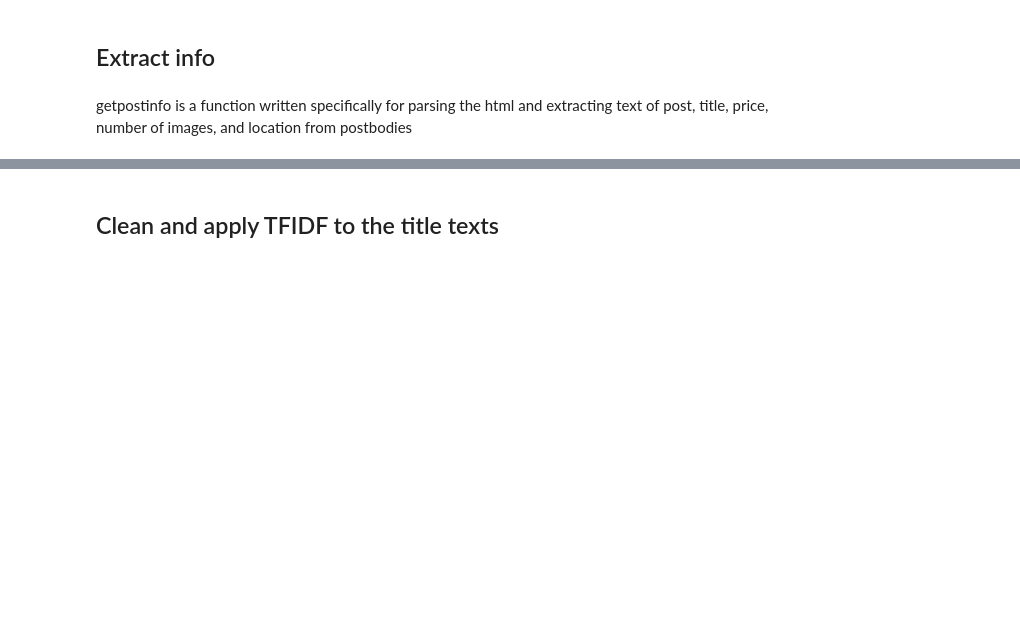
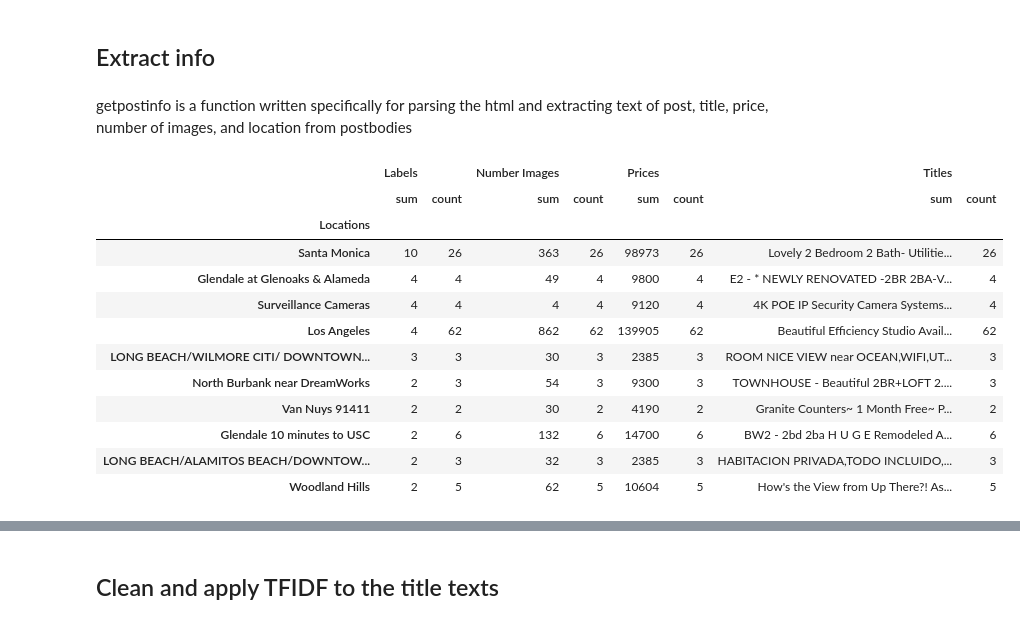
Before and after one commit to leliasgit/Craigslist-Filter, a Jupyter notebook: My Craigslist Analysis.ipynb, the cells around one changed output, grey strips where cells are left out. Cells and saved outputs as stored; diff of their text form; code cells hidden in the pictures; blank space fills up the shorter version.

```diff
--- a/My Craigslist Analysis.ipynb
+++ b/My Craigslist Analysis.ipynb
@@ -70,4 +79,22 @@ os.chdir(datapath)
 from getpostinfo import getpostinfo
 
 bodytexts,titletexts,prices,nimgs,locs = getpostinfo(postbodies,clist2labels)
+# %%
+pddata=pd.DataFrame({'Titles':titletexts[:,1],'Prices':prices[:,1],'Number Images':nimgs[:,1],'Locations':locs[:,1],'Labels':clist2labels[0:599]})
+counts_by_hood = pddata.groupby('Locations').agg(['sum','count']).dropna()
+counts_by_hood.sort_values(by=('Labels', 'sum'), ascending=False).head(10)
+# %% [output]
+|  | Labels |  | Number Images |  | Prices |  | Titles |  |
+|  | sum | count | sum | count | sum | count | sum | count |
+| Locations |  |  |  |  |  |  |  |  |
+| Santa Monica | 10 | 26 | 363 | 26 | 98973 | 26 | Lovely 2 Bedroom 2 Bath- Utilitie... | 26 |
+| Glendale at Glenoaks & Alameda | 4 | 4 | 49 | 4 | 9800 | 4 | E2 - * NEWLY RENOVATED -2BR 2BA-V... | 4 |
+| Surveillance Cameras | 4 | 4 | 4 | 4 | 9120 | 4 | 4K POE IP Security Camera Systems... | 4 |
+| Los Angeles | 4 | 62 | 862 | 62 | 139905 | 62 | Beautiful Efficiency Studio Avail... | 62 |
+| LONG BEACH/WILMORE CITI/ DOWNTOWN... | 3 | 3 | 30 | 3 | 2385 | 3 | ROOM NICE VIEW near OCEAN,WIFI,UT... | 3 |
+| North Burbank near DreamWorks | 2 | 3 | 54 | 3 | 9300 | 3 | TOWNHOUSE - Beautiful 2BR+LOFT 2.... | 3 |
+| Van Nuys 91411 | 2 | 2 | 30 | 2 | 4190 | 2 | Granite Counters~ 1 Month Free~ P... | 2 |
+| Glendale 10 minutes to USC | 2 | 6 | 132 | 6 | 14700 | 6 | BW2 - 2bd 2ba H U G E Remodeled A... | 6 |
+| LONG BEACH/ALAMITOS BEACH/DOWNTOW... | 2 | 3 | 32 | 3 | 2385 | 3 | HABITACION PRIVADA,TODO INCLUIDO,... | 3 |
+| Woodland Hills | 2 | 5 | 62 | 5 | 10604 | 5 | How's the View from Up There?! As... | 5 |
 # %% [markdown]
```
Also changed, not shown: parts of 14 cells of this notebook.
